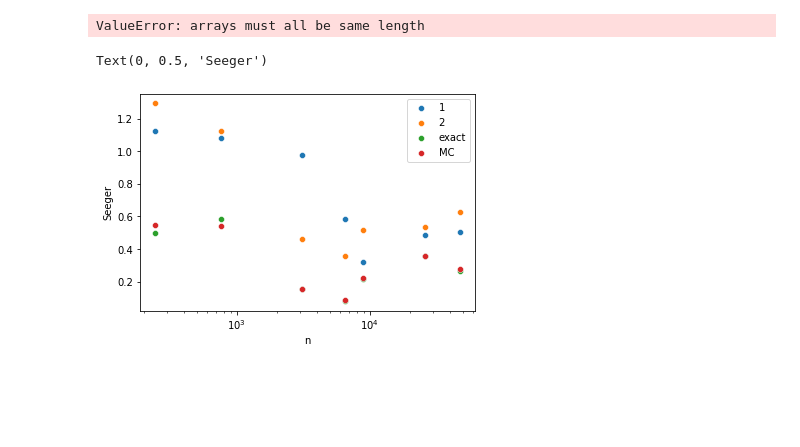
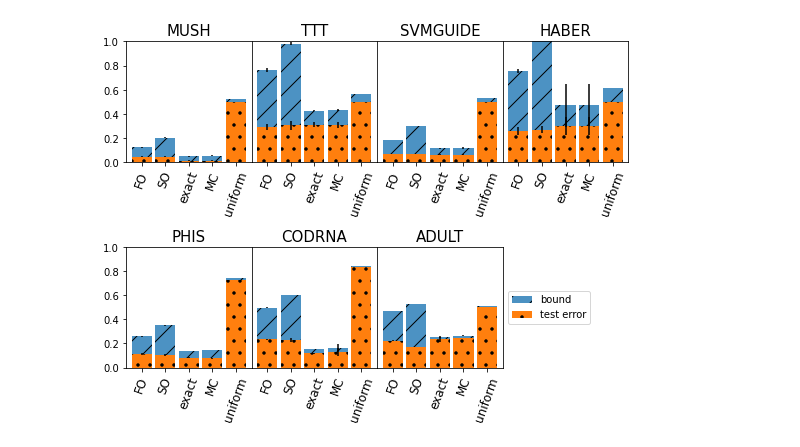
Before and after one commit to vzantedeschi/StocMV, a Jupyter notebook: notebooks/Real-Binary.ipynb, the cells around one changed output. Drawn from its saved outputs; the diff is of its cells as text; code cells hidden in the pictures; blank space fills up the shorter version.

```diff
--- a/notebooks/Real-Binary.ipynb
+++ b/notebooks/Real-Binary.ipynb
@@ -55,19 +66,34 @@ for d, s, n in zip(datasets, dims, ns):
 # %%
-for m in methods:
-    sn.scatterplot(x=[d*M*4 for d in dims], y=[results[d][m][bound][0] for d in datasets], label=m)
-plt.xscale("log")
-plt.legend()
-plt.xlabel("M")
-plt.ylabel("Seeger")
+def draw_bars(datasets):
+
+    x_pos = np.linspace(0, 0.75*len(methods), len(methods))
+    step = len(methods)
+
+    plt.figure(figsize=(9, 6))
+    b = "seeger"
+
+    for i, d in enumerate(datasets):
+        ax = plt.subplot(2, 4, i + 1)
+        test_errors = ([results[d][m]["test-error"][0] for m in methods], [results[d][m]["test-error"][1] for m in methods])
+        bounds = ([results[d][m][b][0] for m in methods], [results[d][m][b][1] for m in methods])
+
+        plt.bar(x_pos, bounds[0], yerr=bounds[1], alpha=0.8, hatch="/", label="bound")
+        plt.bar(x_pos, test_errors[0], yerr=test_errors[1], alpha=1, hatch=".", label="test error")
+
+        plt.title(d, fontsize=15)
+        plt.ylim(0, 1)
+        ax.set_xticklabels(methods, fontsize=12, rotation=70)
+        ax.set_xticks(x_pos)
+
+        if i % 4 != 0:
+            ax.set_yticks([])
+
+    plt.legend(loc='center left', bbox_to_anchor=(1, 0.5))
+
+    plt.subplots_adjust(wspace=0, hspace=0.7)
+
+#     plt.savefig(f"binary-test.pdf", bbox_inches="tight")
-# %% [output]
-ValueError: arrays must all be same length
-# %%
-for m in methods:
-    sn.scatterplot(x=ns, y=[results[d][m][bound][0] for d in datasets], label=m)
-plt.xscale("log")
-plt.legend()
-plt.xlabel("n")
-plt.ylabel("Seeger")
-# %% [output]
-Text(0, 0.5, 'Seeger')
-[figure, removed]
+# %%
+draw_bars(datasets)
+# %% [output]
+[figure, added]
```
Also changed, not shown: parts of 2 cells of this notebook, 4 other files.
